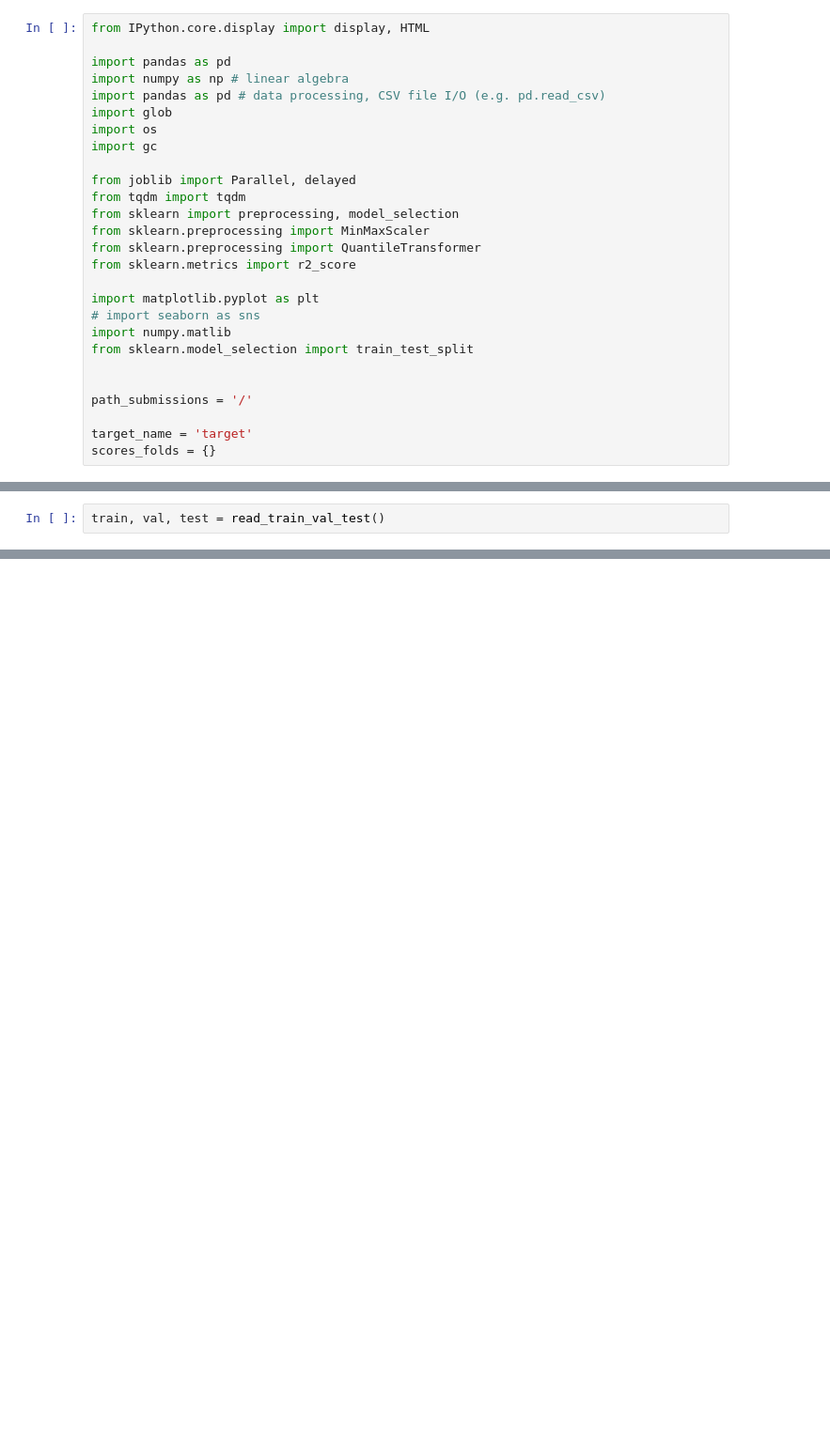
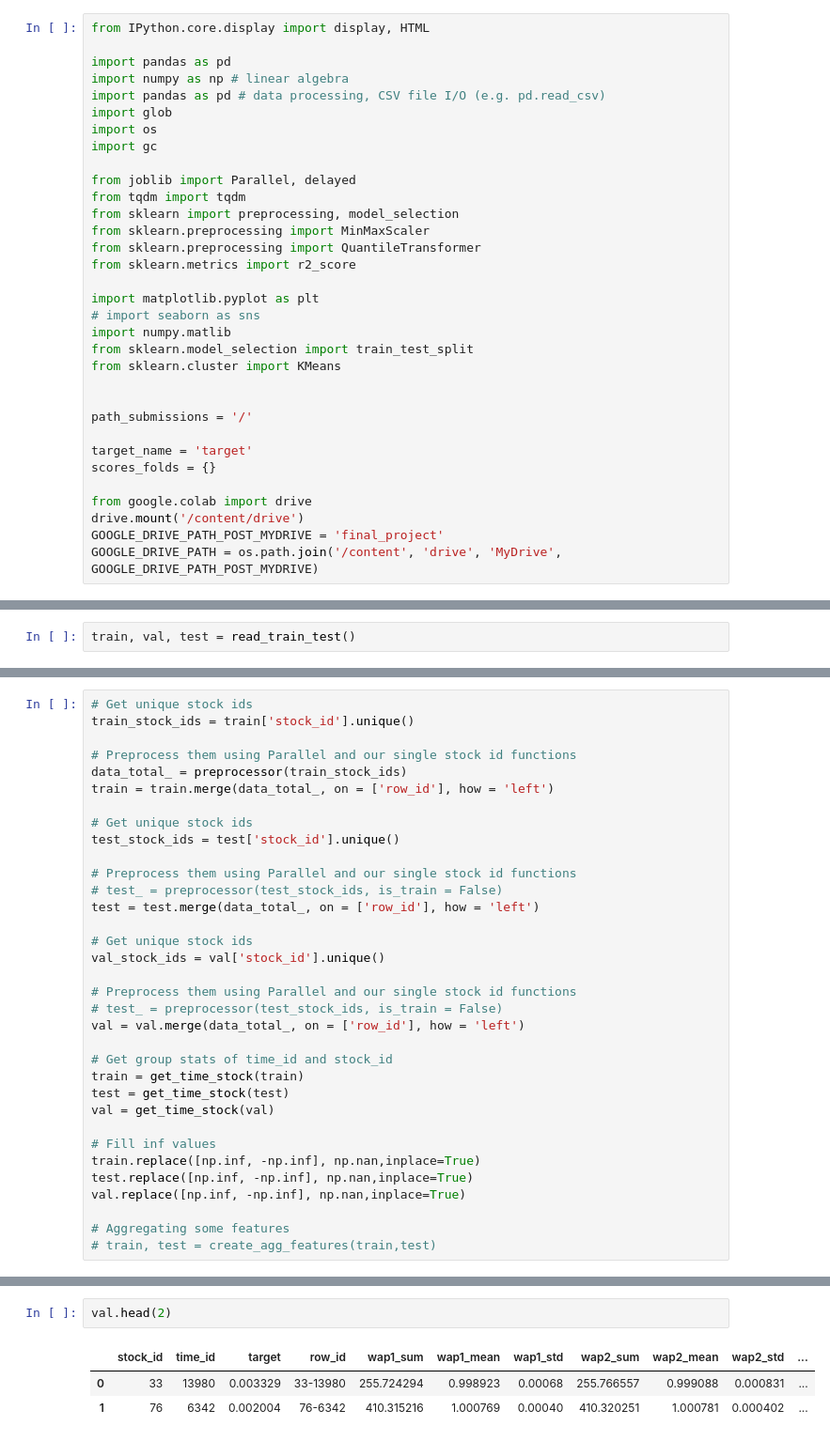
Before and after one commit to LeyangZhang/Optiver_Vol_Prediction, a Jupyter notebook: TabNet.ipynb, the cells around one changed output, grey strips where cells are left out. Shown at 94% size. Saved outputs shown, nothing was run; the diff lists cells and outputs as text; blank space fills up the shorter version.

```diff
--- a/TabNet.ipynb
+++ b/TabNet.ipynb
@@ -19,9 +19,15 @@ import matplotlib.pyplot as plt
 # import seaborn as sns
 import numpy.matlib
 from sklearn.model_selection import train_test_split
+from sklearn.cluster import KMeans
 
 
 path_submissions = '/'
 
 target_name = 'target'
 scores_folds = {}
+
+from google.colab import drive
+drive.mount('/content/drive')
+GOOGLE_DRIVE_PATH_POST_MYDRIVE = 'final_project'
+GOOGLE_DRIVE_PATH = os.path.join('/content', 'drive', 'MyDrive', GOOGLE_DRIVE_PATH_POST_MYDRIVE)
@@ -63,2 +56,2 @@ combined
 # %%
-train, val, test = read_train_val_test()
+train, val, test = read_train_test()
@@ -382,3 +402,37 @@ def preprocessor(list_stock_ids, is_train = True):
     df = pd.concat(df, ignore_index = True)
 
     return df
+# %%
+# Get unique stock ids
+train_stock_ids = train['stock_id'].unique()
+
+# Preprocess them using Parallel and our single stock id functions
+data_total_ = preprocessor(train_stock_ids)
+train = train.merge(data_total_, on = ['row_id'], how = 'left')
+
+# Get unique stock ids
+test_stock_ids = test['stock_id'].unique()
+
+# Preprocess them using Parallel and our single stock id functions
+# test_ = preprocessor(test_stock_ids, is_train = False)
+test = test.merge(data_total_, on = ['row_id'], how = 'left')
+
+# Get unique stock ids
+val_stock_ids = val['stock_id'].unique()
+
+# Preprocess them using Parallel and our single stock id functions
+# test_ = preprocessor(test_stock_ids, is_train = False)
+val = val.merge(data_total_, on = ['row_id'], how = 'left')
+
+# Get group stats of time_id and stock_id
+train = get_time_stock(train)
+test = get_time_stock(test)
+val = get_time_stock(val)
+
+# Fill inf values
+train.replace([np.inf, -np.inf], np.nan,inplace=True)
+test.replace([np.inf, -np.inf], np.nan,inplace=True)
+val.replace([np.inf, -np.inf], np.nan,inplace=True)
+
+# Aggregating some features
+# train, test = create_agg_features(train,test)
@@ -384,0 +443,6 @@ def preprocessor(list_stock_ids, is_train = True):
+# %%
+val.head(2)
+# %% [output]
+|  | stock_id | time_id | target | row_id | wap1_sum | wap1_mean | wap1_std | wap2_sum | wap2_mean | wap2_std | ... |
+| 0 | 33 | 13980 | 0.003329 | 33-13980 | 255.724294 | 0.998923 | 0.00068 | 255.766557 | 0.999088 | 0.000831 | ... |
+| 1 | 76 | 6342 | 0.002004 | 76-6342 | 410.315216 | 1.000769 | 0.00040 | 410.320251 | 1.000781 | 0.000402 | ... |
```
Also changed, not shown: parts of 14 cells of this notebook, 1 other file.
